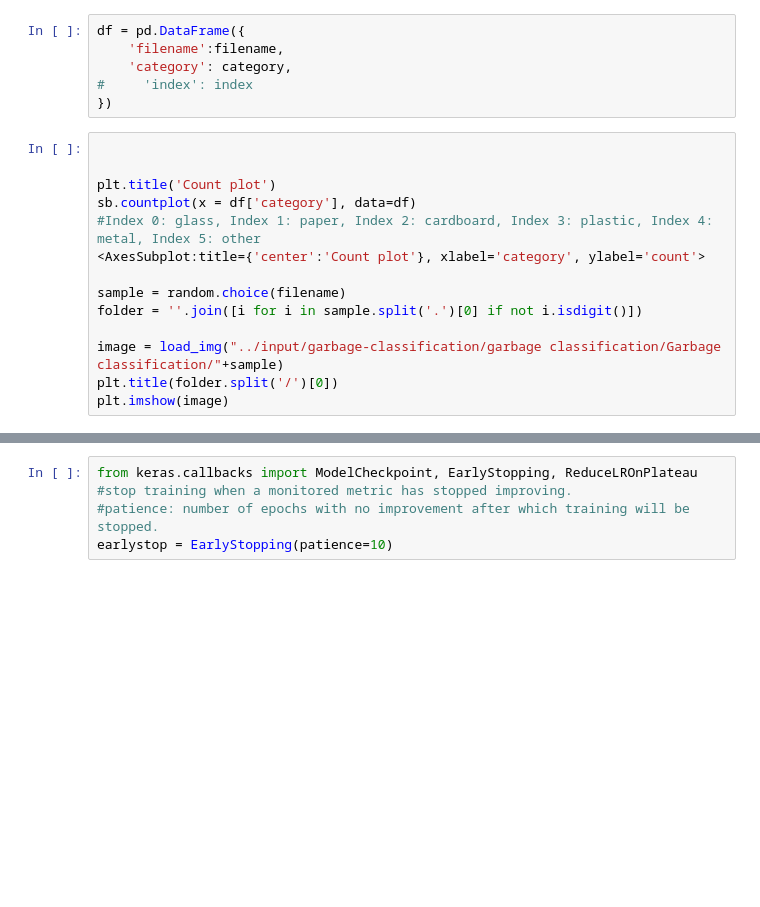
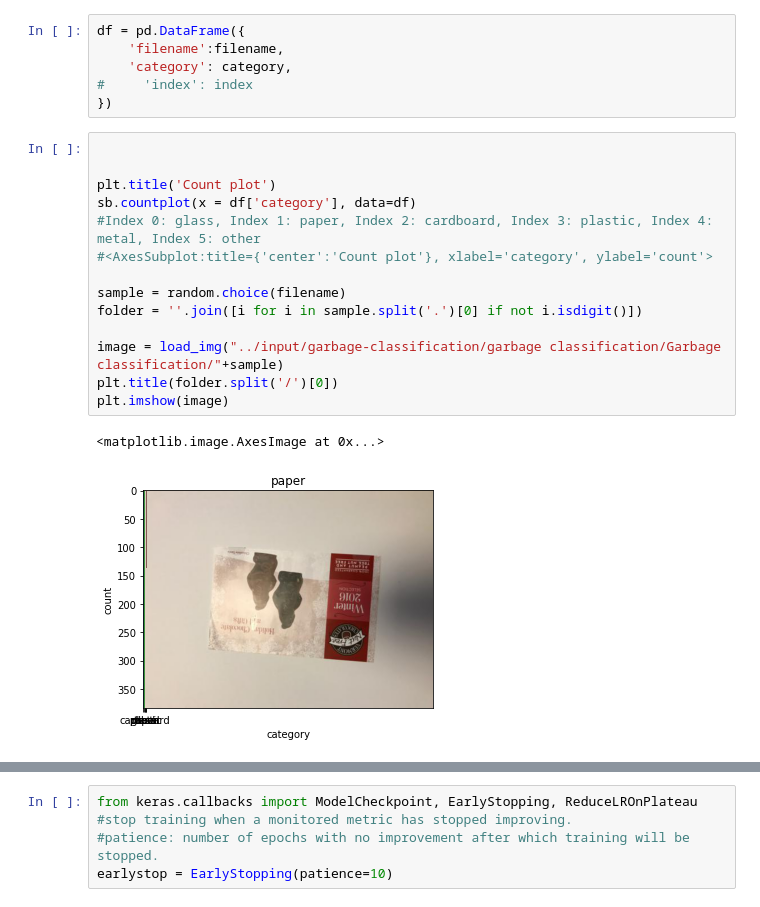
Before and after one commit to darecoder-git/Notebook, a Jupyter notebook: trash-classification.ipynb, the cells around one changed output, grey strips where cells are left out. Drawn from its saved outputs; the diff is of its cells as text; blank space fills up the shorter version.

```diff
--- a/trash-classification.ipynb
+++ b/trash-classification.ipynb
@@ -76,17 +41,20 @@ df = pd.DataFrame({
 # %%
 
 
 plt.title('Count plot')
 sb.countplot(x = df['category'], data=df)
 #Index 0: glass, Index 1: paper, Index 2: cardboard, Index 3: plastic, Index 4: metal, Index 5: other
-<AxesSubplot:title={'center':'Count plot'}, xlabel='category', ylabel='count'>
+#<AxesSubplot:title={'center':'Count plot'}, xlabel='category', ylabel='count'>
 
 sample = random.choice(filename)
 folder = ''.join([i for i in sample.split('.')[0] if not i.isdigit()])
 
 image = load_img("../input/garbage-classification/garbage classification/Garbage classification/"+sample)
 plt.title(folder.split('/')[0])
 plt.imshow(image)
+# %% [output]
+<matplotlib.image.AxesImage at 0x...>
+[figure, added]
 # %%
 
 
```
Also changed, not shown: parts of 12 cells of this notebook.
